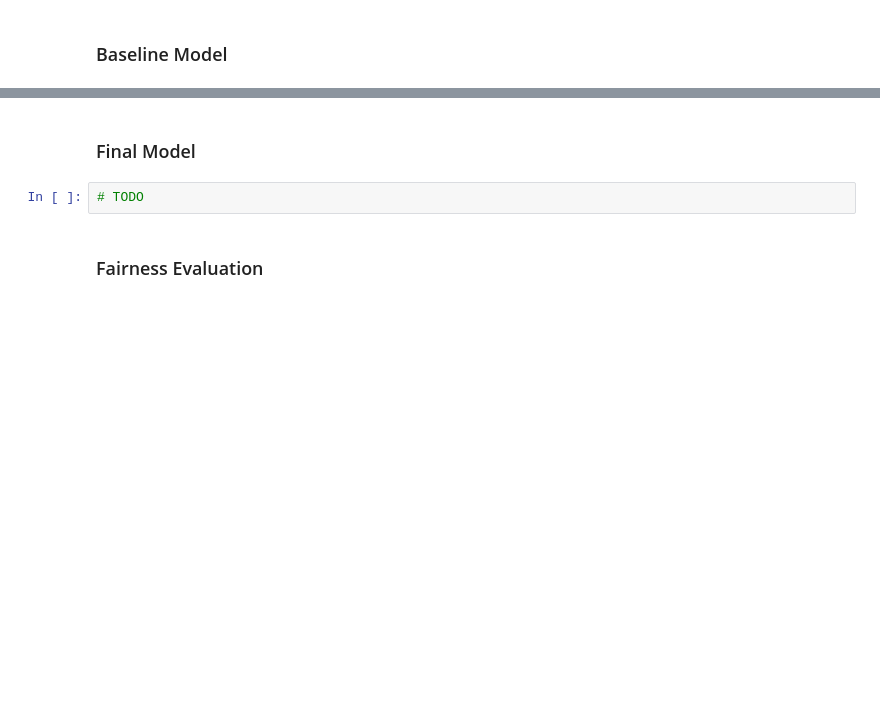
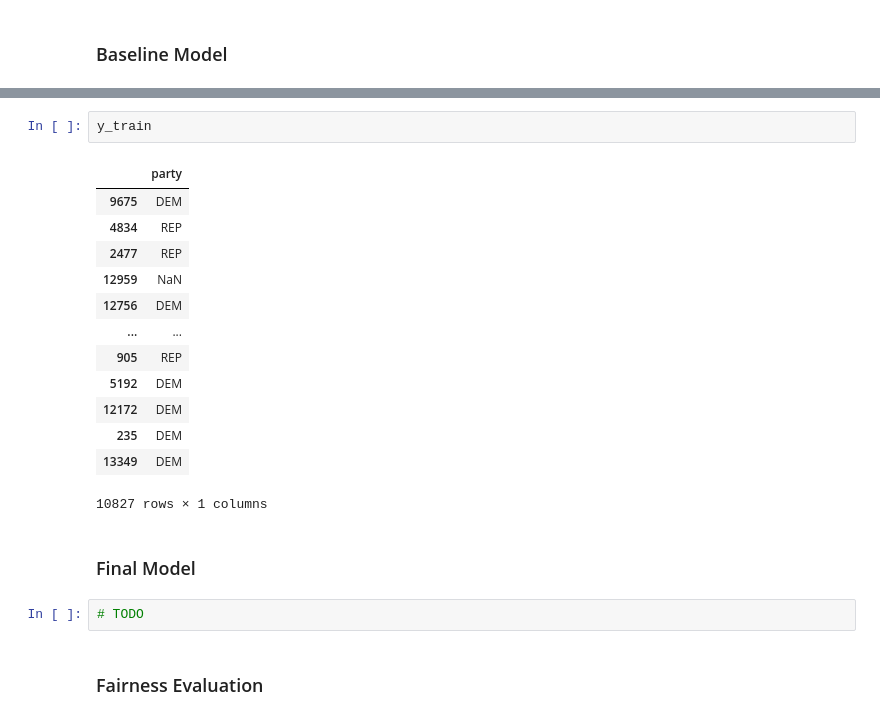
Before and after one commit to pemukl/dsc80-stock-prediction, a Jupyter notebook: stocks.ipynb, the cells around one changed output, grey strips where cells are left out. Cells and saved outputs as stored; diff of their text form; blank space fills up the shorter version.

```diff
--- a/stocks.ipynb
+++ b/stocks.ipynb
@@ -94,3 +157,19 @@ merge_parties()
+# %%
+y_train
+# %% [output]
+|  | party |
+| 9675 | DEM |
+| 4834 | REP |
+| 2477 | REP |
+| 12959 | NaN |
+| 12756 | DEM |
+| ... | ... |
+| 905 | REP |
+| 5192 | DEM |
+| 12172 | DEM |
+| 235 | DEM |
+| 13349 | DEM |
+10827 rows × 1 columns
 # %% [markdown]
 ### Final Model
 # %%
```
Also changed, not shown: parts of 7 cells of this notebook.
